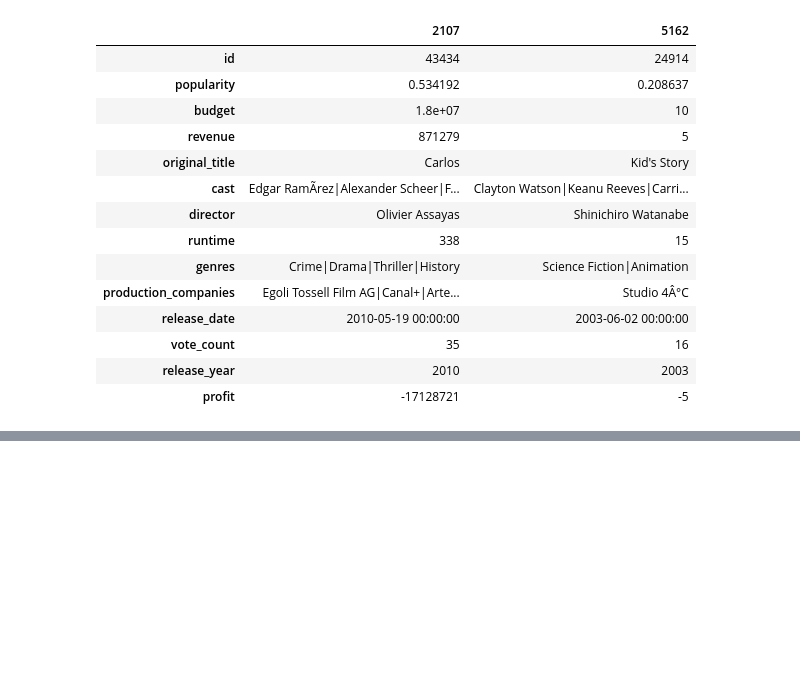
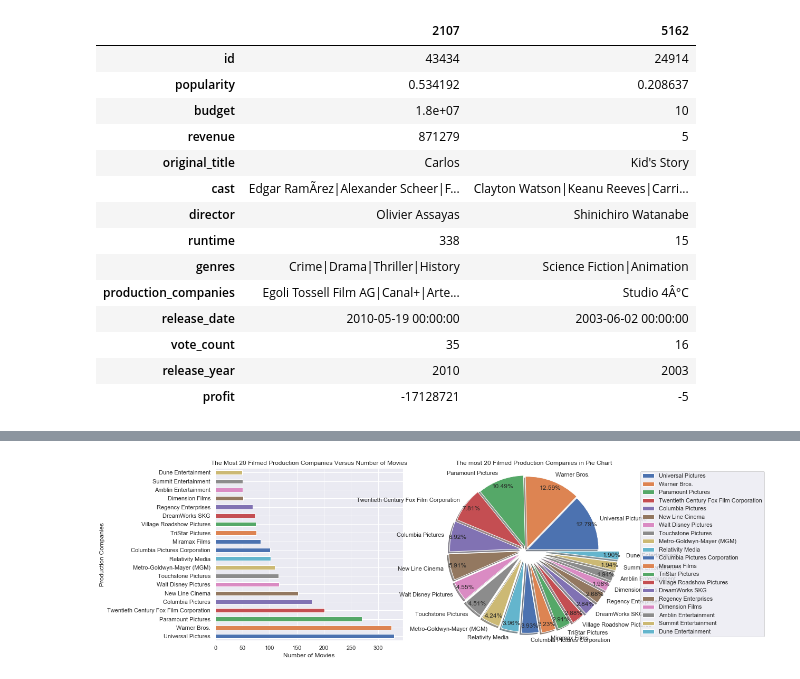
Before and after one commit to aysbt/Data_Cleaning, a Jupyter notebook: TMDb_Movies_Dataset.ipynb, the cells around one changed output, grey strips where cells are left out. Drawn from its saved outputs; the diff is of its cells as text; code cells hidden in the pictures; blank space fills up the shorter version.

```diff
--- a/TMDb_Movies_Dataset.ipynb
+++ b/TMDb_Movies_Dataset.ipynb
@@ -401,0 +419,4 @@ split_count_data('director', size=15)
+# %%
+split_count_data('production_companies', size=20)
+# %% [output]
+[figure, added]
```
Also changed, not shown: parts of 18 cells of this notebook.
